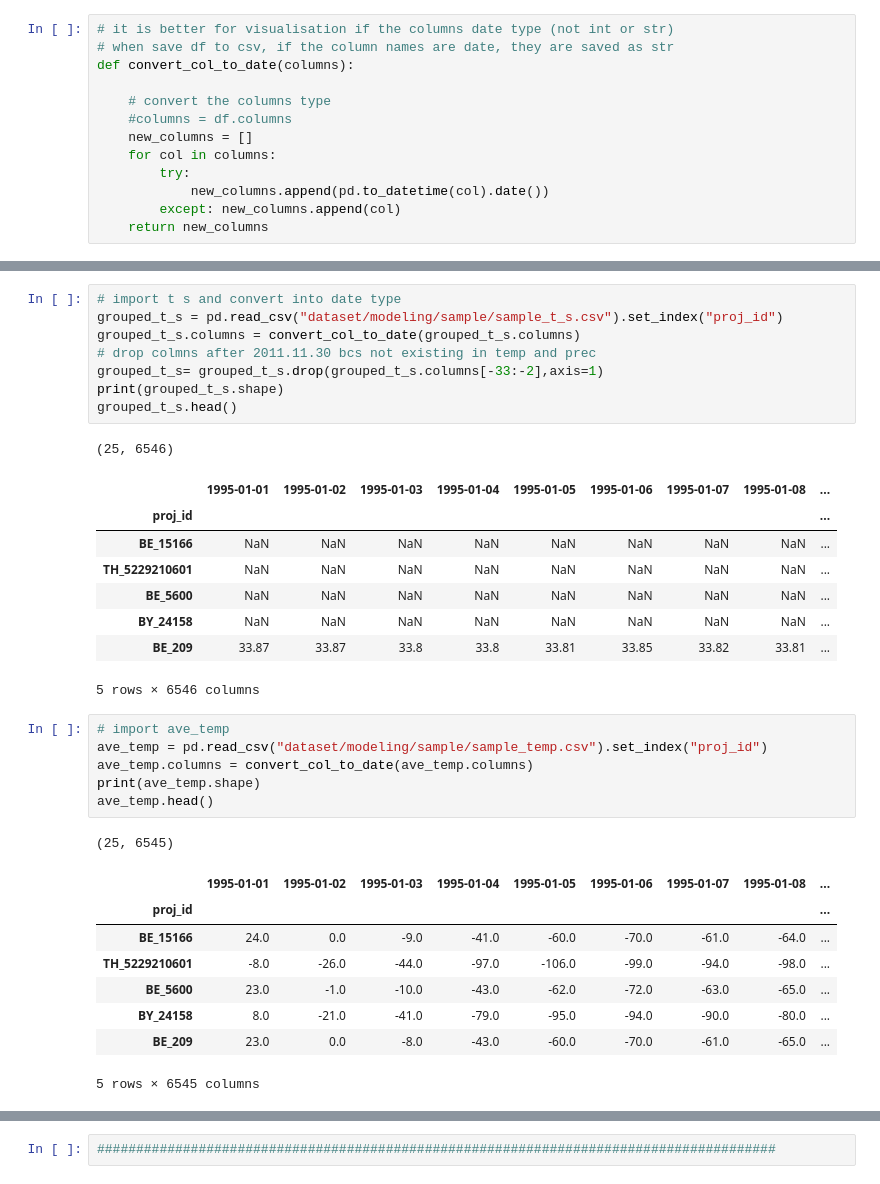
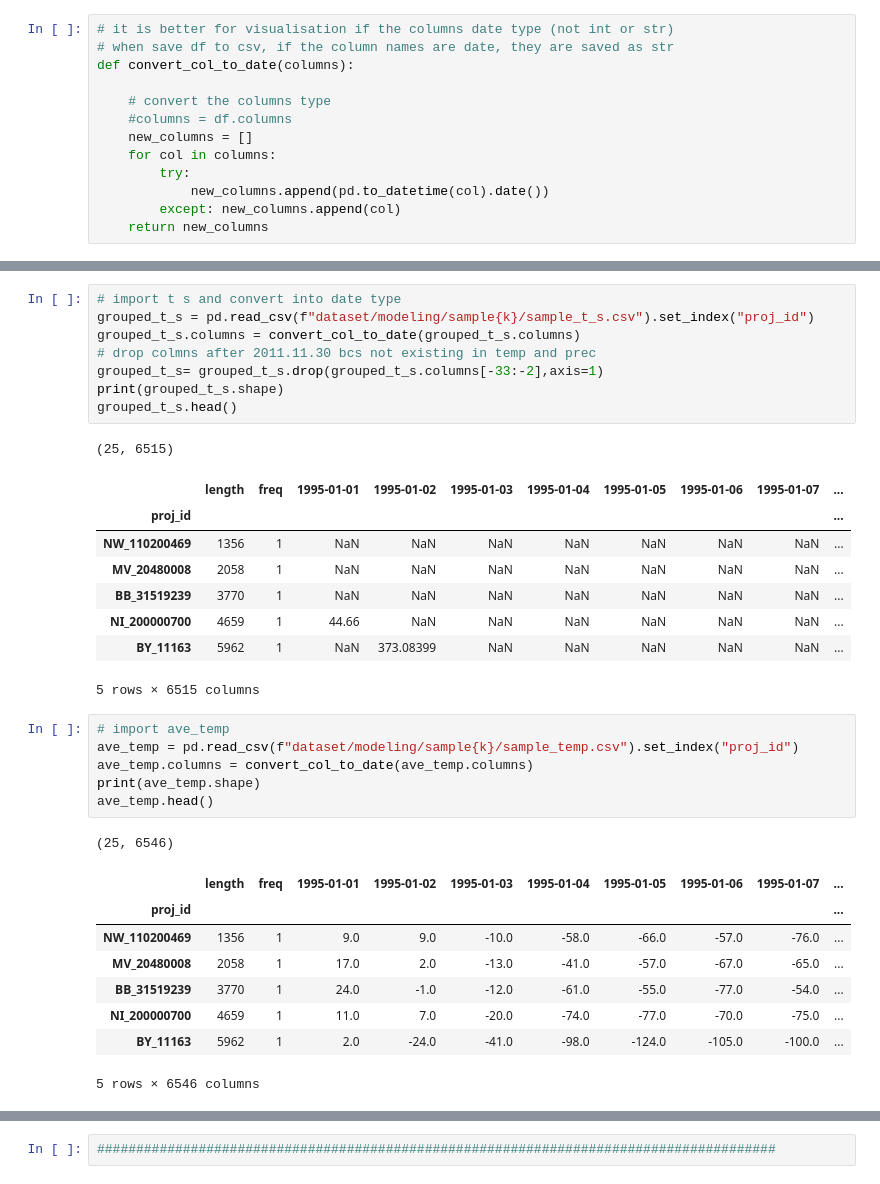
Before and after one commit to basem-AI/BGR_outlier_detection, a Jupyter notebook: modeling_multiple_lag.ipynb, the cells around one changed output, grey strips where cells are left out. Drawn from its saved outputs; the diff is of its cells as text.

```diff
--- a/modeling_multiple_lag.ipynb
+++ b/modeling_multiple_lag.ipynb
@@ -77,36 +78,36 @@ low_freq_freq: (5, 7)
 # %%
 # import t s and convert into date type
-grouped_t_s = pd.read_csv("dataset/modeling/sample/sample_t_s.csv").set_index("proj_id")
+grouped_t_s = pd.read_csv(f"dataset/modeling/sample{k}/sample_t_s.csv").set_index("proj_id")
 grouped_t_s.columns = convert_col_to_date(grouped_t_s.columns)
 # drop colmns after 2011.11.30 bcs not existing in temp and prec
 grouped_t_s= grouped_t_s.drop(grouped_t_s.columns[-33:-2],axis=1)
 print(grouped_t_s.shape)
 grouped_t_s.head()
 # %% [output]
-(25, 6546)
+(25, 6515)
-|  | 1995-01-01 | 1995-01-02 | 1995-01-03 | 1995-01-04 | 1995-01-05 | 1995-01-06 | 1995-01-07 | 1995-01-08 | ... |
-| proj_id |  |  |  |  |  |  |  |  | ... |
-| BE_15166 | NaN | NaN | NaN | NaN | NaN | NaN | NaN | NaN | ... |
-| TH_5229210601 | NaN | NaN | NaN | NaN | NaN | NaN | NaN | NaN | ... |
-| BE_5600 | NaN | NaN | NaN | NaN | NaN | NaN | NaN | NaN | ... |
-| BY_24158 | NaN | NaN | NaN | NaN | NaN | NaN | NaN | NaN | ... |
-| BE_209 | 33.87 | 33.87 | 33.8 | 33.8 | 33.81 | 33.85 | 33.82 | 33.81 | ... |
+|  | length | freq | 1995-01-01 | 1995-01-02 | 1995-01-03 | 1995-01-04 | 1995-01-05 | 1995-01-06 | 1995-01-07 | ... |
+| proj_id |  |  |  |  |  |  |  |  |  | ... |
+| NW_110200469 | 1356 | 1 | NaN | NaN | NaN | NaN | NaN | NaN | NaN | ... |
+| MV_20480008 | 2058 | 1 | NaN | NaN | NaN | NaN | NaN | NaN | NaN | ... |
+| BB_31519239 | 3770 | 1 | NaN | NaN | NaN | NaN | NaN | NaN | NaN | ... |
+| NI_200000700 | 4659 | 1 | 44.66 | NaN | NaN | NaN | NaN | NaN | NaN | ... |
+| BY_11163 | 5962 | 1 | NaN | 373.08399 | NaN | NaN | NaN | NaN | NaN | ... |
-5 rows × 6546 columns
+5 rows × 6515 columns
 # %%
 # import ave_temp
-ave_temp = pd.read_csv("dataset/modeling/sample/sample_temp.csv").set_index("proj_id")
+ave_temp = pd.read_csv(f"dataset/modeling/sample{k}/sample_temp.csv").set_index("proj_id")
 ave_temp.columns = convert_col_to_date(ave_temp.columns)
 print(ave_temp.shape)
 ave_temp.head()
 # %% [output]
-(25, 6545)
+(25, 6546)
-|  | 1995-01-01 | 1995-01-02 | 1995-01-03 | 1995-01-04 | 1995-01-05 | 1995-01-06 | 1995-01-07 | 1995-01-08 | ... |
-| proj_id |  |  |  |  |  |  |  |  | ... |
-| BE_15166 | 24.0 | 0.0 | -9.0 | -41.0 | -60.0 | -70.0 | -61.0 | -64.0 | ... |
-| TH_5229210601 | -8.0 | -26.0 | -44.0 | -97.0 | -106.0 | -99.0 | -94.0 | -98.0 | ... |
-| BE_5600 | 23.0 | -1.0 | -10.0 | -43.0 | -62.0 | -72.0 | -63.0 | -65.0 | ... |
-| BY_24158 | 8.0 | -21.0 | -41.0 | -79.0 | -95.0 | -94.0 | -90.0 | -80.0 | ... |
-| BE_209 | 23.0 | 0.0 | -8.0 | -43.0 | -60.0 | -70.0 | -61.0 | -65.0 | ... |
+|  | length | freq | 1995-01-01 | 1995-01-02 | 1995-01-03 | 1995-01-04 | 1995-01-05 | 1995-01-06 | 1995-01-07 | ... |
+| proj_id |  |  |  |  |  |  |  |  |  | ... |
+| NW_110200469 | 1356 | 1 | 9.0 | 9.0 | -10.0 | -58.0 | -66.0 | -57.0 | -76.0 | ... |
+| MV_20480008 | 2058 | 1 | 17.0 | 2.0 | -13.0 | -41.0 | -57.0 | -67.0 | -65.0 | ... |
+| BB_31519239 | 3770 | 1 | 24.0 | -1.0 | -12.0 | -61.0 | -55.0 | -77.0 | -54.0 | ... |
+| NI_200000700 | 4659 | 1 | 11.0 | 7.0 | -20.0 | -74.0 | -77.0 | -70.0 | -75.0 | ... |
+| BY_11163 | 5962 | 1 | 2.0 | -24.0 | -41.0 | -98.0 | -124.0 | -105.0 | -100.0 | ... |
-5 rows × 6545 columns
+5 rows × 6546 columns
 # %%
 # import the cum_prec
```
Also changed, not shown: parts of 8 cells of this notebook, 4 other files.
